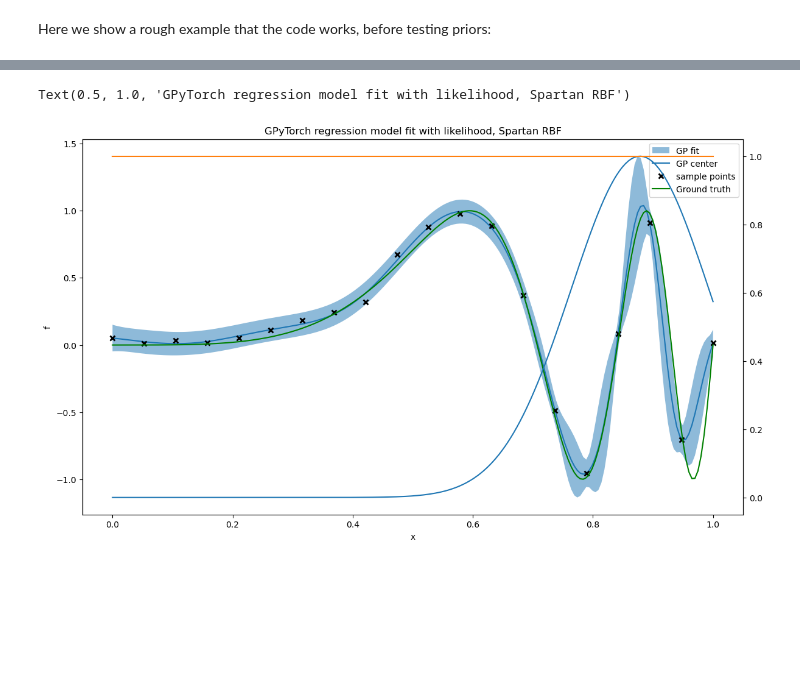
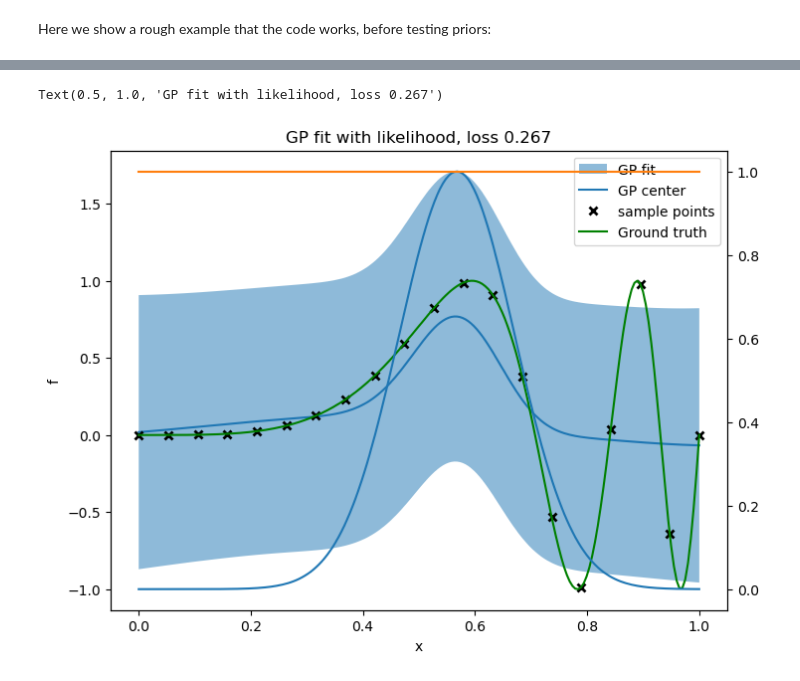
Before and after one commit to huaiyuli/LocalKernelTest, a Jupyter notebook: Adapted_Kernel.ipynb, the cells around one changed output, grey strips where cells are left out. Drawn from its saved outputs; the diff is of its cells as text; code cells hidden in the pictures; blank space fills up the shorter version.

```diff
--- a/Adapted_Kernel.ipynb
+++ b/Adapted_Kernel.ipynb
@@ -78,7 +78,7 @@ class Loc_1D_RBF(gpytorch.models.ExactGP):
     def forward(self, x):
         mean_x = self.mean_module(x)
         covar_x = self.covar_module(x)
-        return gpytorch.distributions.MultivariateNormal(mean_x, covar_x)1
+        return gpytorch.distributions.MultivariateNormal(mean_x, covar_x)
 # %%
 # Defining training data
 from math import pi
@@ -232,15 +324,32 @@ class Loc_1D_RBF_Free(gpytorch.models.ExactGP):
+# %%
+# Defining training data
+from math import pi
+steps = 20
+Xt = torch.linspace(0,1,20, dtype=torch.float64)
+yt_func = lambda x: torch.sin(torch.pow((x),4.)*4*pi)
+Yt= yt_func(Xt)# + torch.randn_like(Xt)*0.05
 # %%
-start_time = timeit.default_timer()
+#start_time = timeit.default_timer()
 likelihood = gpytorch.likelihoods.GaussianLikelihood(noise_constraint=Interval(1e-8,1.))
 model0 = Loc_1D_RBF(train_inputs=Xt, train_targets=Yt,likelihood=likelihood)
 model0.covar_module.base_kernel._set_local_position(0.5)
 model0.train()
 likelihood.train()
 for name, params in model0.named_hyperparameters():
-    params.data.copy_(torch.rand_like(params.data)*2)
+    params.data.copy_(torch.randn_like(params.data)*2-0.5)
+#print('noise: %.3f variance: %.3f position: %.3f locallengthscale: %.3f globallengthscale: %.3f localweightvar: %.3f'  % (
+#
+#        #model.covar_module.base_kernel.lengthscale.item(),
+#        model0.likelihood.noise.item(),
+#        model0.covar_module.outputscale.item(),
+#        model0.covar_module.base_kernel.local_position.item(),
+#        model0.covar_module.base_kernel.local_kernels[0].lengthscale.item(),
+#       model0.covar_module.base_kernel.global_kernel.lengthscale.item(),
+#        model0.covar_module.base_kernel.local_weight_var[0].item()
+#    ))
 training_iter = 20
 optimizer = torch.optim.LBFGS(model0.parameters(), lr=0.11, line_search_fn="strong_wolfe")
-start_time = timeit.default_timer()
+#start_time = timeit.default_timer()
 # "Loss" for GPs - the marginal log likelihood
 #model0.likelihood.noise_covar.raw_noise.requires_grad_(False)
 
@@ -262,32 +371,33 @@ for i in range(training_iter):
 
     optimizer.step(closure)
     loss = closure()
-    print('Iter %d - Loss: %.3f noise: %.3f variance: %.3f position: %.3f locallengthscale: %.3f globallengthscale: %.3f localweightvar: %.3f'  % (
-            i + 1, loss.item(),
-            #model.covar_module.base_kernel.lengthscale.item(),
-            model0.likelihood.noise.item(),
-            model0.covar_module.outputscale.item(),
-            model0.covar_module.base_kernel.local_position.item(),
-            model0.covar_module.base_kernel.local_kernels[0].lengthscale.item(),
-            model0.covar_module.base_kernel.global_kernel.lengthscale.item(),
-            model0.covar_module.base_kernel.local_weight_var[0].item()
-        ))
+
+print('Iter %d - Loss: %.3f noise: %.3f variance: %.3f position: %.3f locallengthscale: %.3f globallengthscale: %.3f localweightvar: %.3f'  % (
+        i + 1, loss.item(),
+        #model.covar_module.base_kernel.lengthscale.item(),
+        model0.likelihood.noise.item(),
+        model0.covar_module.outputscale.item(),
+        model0.covar_module.base_kernel.local_position.item(),
+        model0.covar_module.base_kernel.local_kernels[0].lengthscale.item(),
+        model0.covar_module.base_kernel.global_kernel.lengthscale.item(),
+        model0.covar_module.base_kernel.local_weight_var[0].item()
+    ))
 model0.eval()
 likelihood.eval()
 
-end_time = timeit.default_timer()
+#end_time = timeit.default_timer()
 
-elapsed_time = end_time - start_time
-print(f'Time elapsed: {elapsed_time} seconds')
+#elapsed_time = end_time - start_time
+#print(f'Time elapsed: {elapsed_time} seconds')
 
 Xtnew = torch.linspace(0,1,200)
 
 with torch.no_grad(), gpytorch.settings.fast_pred_var():
     observed_pred = likelihood(model0(Xtnew)) # With noise liklihood
-plt.figure(figsize=(14, 8))
+plt.figure(figsize=(8, 6))
 # Plot the GP fit mean and covariance
 plot_gptorch(Xtnew, observed_pred.mean, observed_pred.variance.detach(),
-             training_points=(Xt, Yt))
+            training_points=(Xt, Yt))
 plt.plot(Xtnew, yt_func(Xtnew), 'g')
 plt.legend(labels=["GP fit", "GP center", "sample points", "Ground truth"])
 weights = plt.twinx()
@@ -295,5 +405,5 @@ weights = plt.twinx()
 weights.plot(Xtnew.numpy(), model0.covar_module.base_kernel.omega_l(Xtnew.unsqueeze(-1),
 firstkernel=True, log_prob = False).detach().numpy())
 weights.plot(Xtnew.numpy(), torch.ones_like(Xtnew).numpy())
-plt.title("GPyTorch regression model fit with likelihood, Spartan RBF")
+plt.title("GP fit with likelihood, loss %.3f" % loss.item())
 # %% [output]
@@ -317,2 +411,2 @@ Time elapsed: 3.5506345260655507 seconds
-Text(0.5, 1.0, 'GPyTorch regression model fit with likelihood, Spartan RBF')
+Text(0.5, 1.0, 'GP fit with likelihood, loss 0.267')
-[figure, old version]
+[figure, new version]
```
Also changed, not shown: parts of 18 cells of this notebook.
